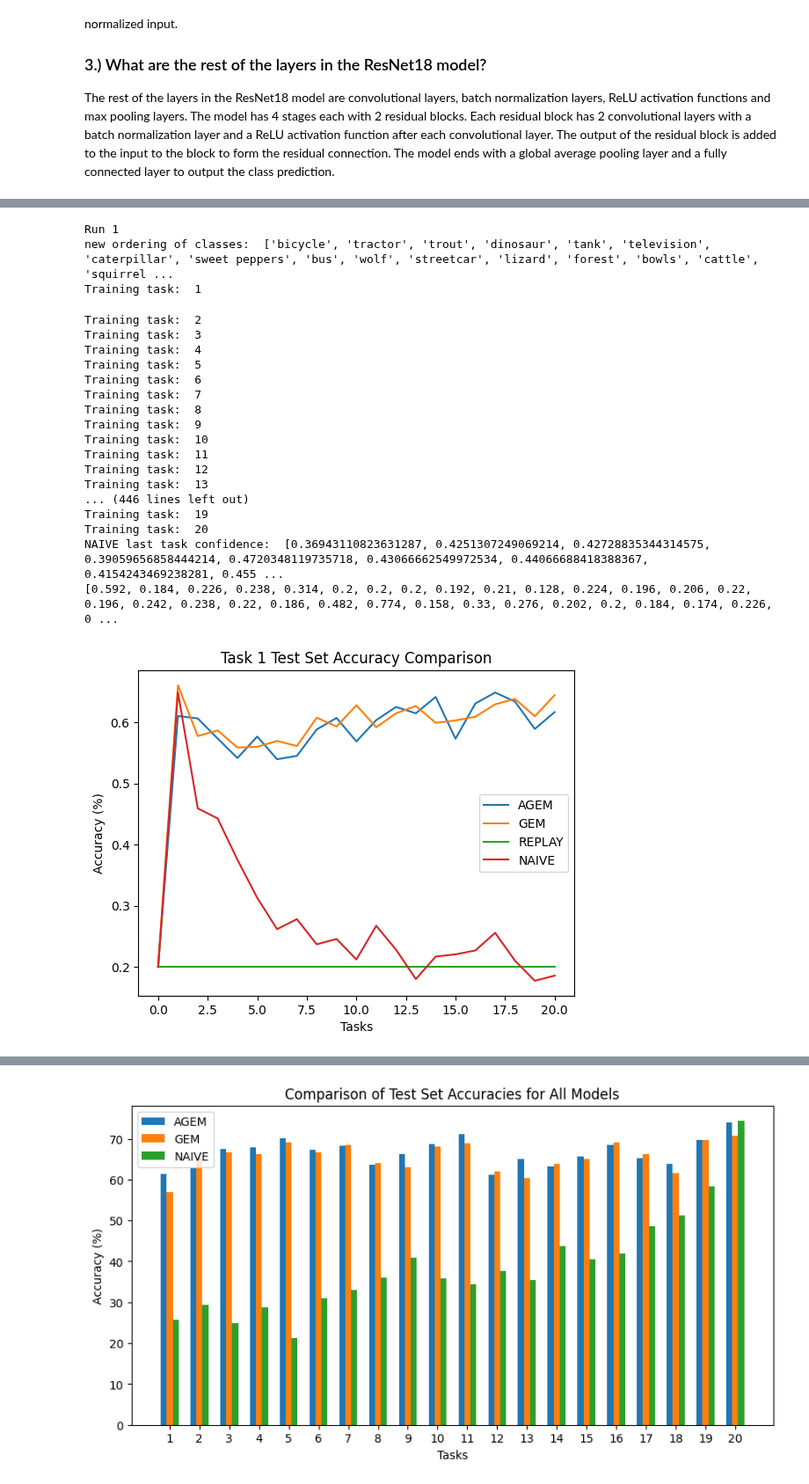
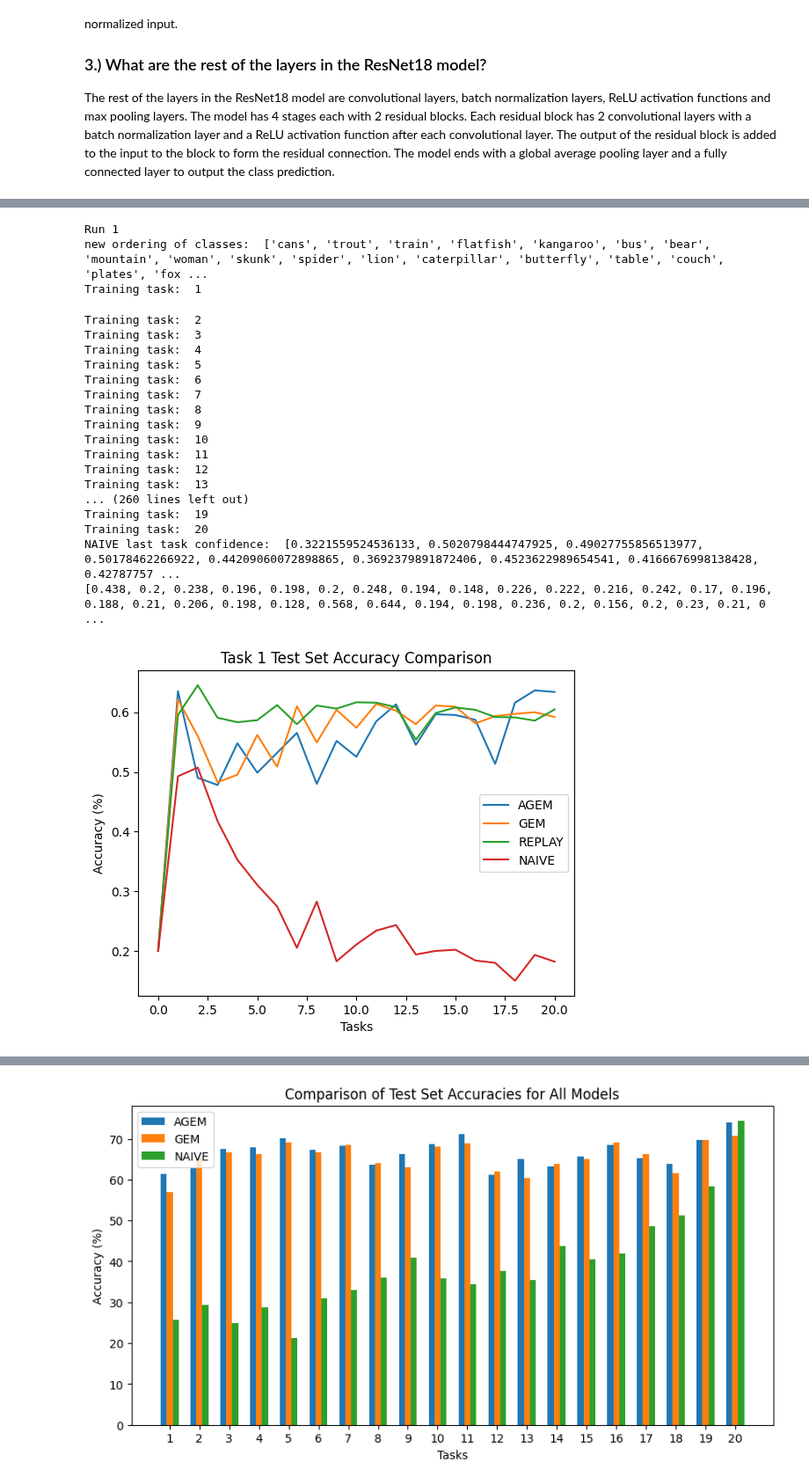
Before and after one commit to DROP-TABLE-CS407/Machine-Unlearning-x-Continual-Learning, a Jupyter notebook: GEM/GEM_ResNet18_CIFAR.ipynb, the cells around one changed output, grey strips where cells are left out. Shown at 88% size. Saved outputs shown, nothing was run; the diff lists cells and outputs as text; code cells hidden in the pictures.

```diff
--- a/GEM/GEM_ResNet18_CIFAR.ipynb
+++ b/GEM/GEM_ResNet18_CIFAR.ipynb
@@ -281,7 +365,7 @@ def replay(gradient, gradient_memory):
     input:  gradient, g-reference
     output: gradient, g-projected
     """
-    g = gradient_memory.t().double().mean(axis=0).cuda()
+    g = gradient_memory.t().double().sum(axis=0).cuda()
     gref = gradient.contiguous().view(-1).double().cuda()
     # simply add the gradients
     x = g + gref
@@ -782,7 +866,7 @@ def shuffle_classes(classes, dataset):
 # 10. take the 97.5th percentile of the above metrics over all runs
 # 11. take the 2.5th percentile of the above metrics over all runs
 
-max_runs = 5
+max_runs = 3
 test_accuracies_AGEM_all = []
 test_accuracies_GEM_all = []
 test_accuracies_REPLAY_all = []
@@ -845,38 +929,38 @@ for i in range(0, N_TASKS * N_TASKS, N_TASKS):
     task_1_accuracies_REPLAY.append(average_REPLAY_accuracies[i])
     task_1_accuracies_NAIVE.append(average_NAIVE_accuracies[i])
 
 plt.plot(task_1_accuracies_AGEM, label='AGEM')
 plt.plot(task_1_accuracies_GEM, label='GEM')
 plt.plot(task_1_accuracies_REPLAY, label='REPLAY')
 plt.plot(task_1_accuracies_NAIVE, label='NAIVE')
 plt.title('Task 1 Test Set Accuracy Comparison')
 plt.ylabel('Accuracy (%)')
 plt.xlabel('Tasks')
 plt.legend()
 plt.savefig('task_1_accuracy_comparison.png')
 plt.show()
 # %% [output]
 Run 1
-new ordering of classes:  ['bicycle', 'tractor', 'trout', 'dinosaur', 'tank', 'television', 'caterpillar', 'sweet peppers', 'bus', 'wolf', 'streetcar', 'lizard', 'forest', 'bowls', 'cattle', 'squirrel ...
+new ordering of classes:  ['cans', 'trout', 'train', 'flatfish', 'kangaroo', 'bus', 'bear', 'mountain', 'woman', 'skunk', 'spider', 'lion', 'caterpillar', 'butterfly', 'table', 'couch', 'plates', 'fox ...
 Training task:  1
 Training task:  2
 Training task:  3
 Training task:  4
 Training task:  5
 Training task:  6
 Training task:  7
 Training task:  8
 Training task:  9
 Training task:  10
 Training task:  11
 Training task:  12
 Training task:  13
-... (446 lines left out)
+... (260 lines left out)
 Training task:  19
 Training task:  20
-NAIVE last task confidence:  [0.36943110823631287, 0.4251307249069214, 0.42728835344314575, 0.39059656858444214, 0.4720348119735718, 0.43066662549972534, 0.44066688418388367, 0.4154243469238281, 0.455 ...
-[0.592, 0.184, 0.226, 0.238, 0.314, 0.2, 0.2, 0.2, 0.192, 0.21, 0.128, 0.224, 0.196, 0.206, 0.22, 0.196, 0.242, 0.238, 0.22, 0.186, 0.482, 0.774, 0.158, 0.33, 0.276, 0.202, 0.2, 0.184, 0.174, 0.226, 0 ...
+NAIVE last task confidence:  [0.3221559524536133, 0.5020798444747925, 0.49027755856513977, 0.50178462266922, 0.44209060072898865, 0.3692379891872406, 0.4523622989654541, 0.4166676998138428, 0.42787757 ...
+[0.438, 0.2, 0.238, 0.196, 0.198, 0.2, 0.248, 0.194, 0.148, 0.226, 0.222, 0.216, 0.242, 0.17, 0.196, 0.188, 0.21, 0.206, 0.198, 0.128, 0.568, 0.644, 0.194, 0.198, 0.236, 0.2, 0.156, 0.2, 0.23, 0.21, 0 ...
-[figure, old version]
+[figure, new version]
 # %%
 #plot_task_accuracies(average_AGEM_accuracies, N_TASKS)
 #plot_task_accuracies(average_GEM_accuracies, N_TASKS)
```
Also changed, not shown: parts of 7 cells of this notebook, 23 other files.
